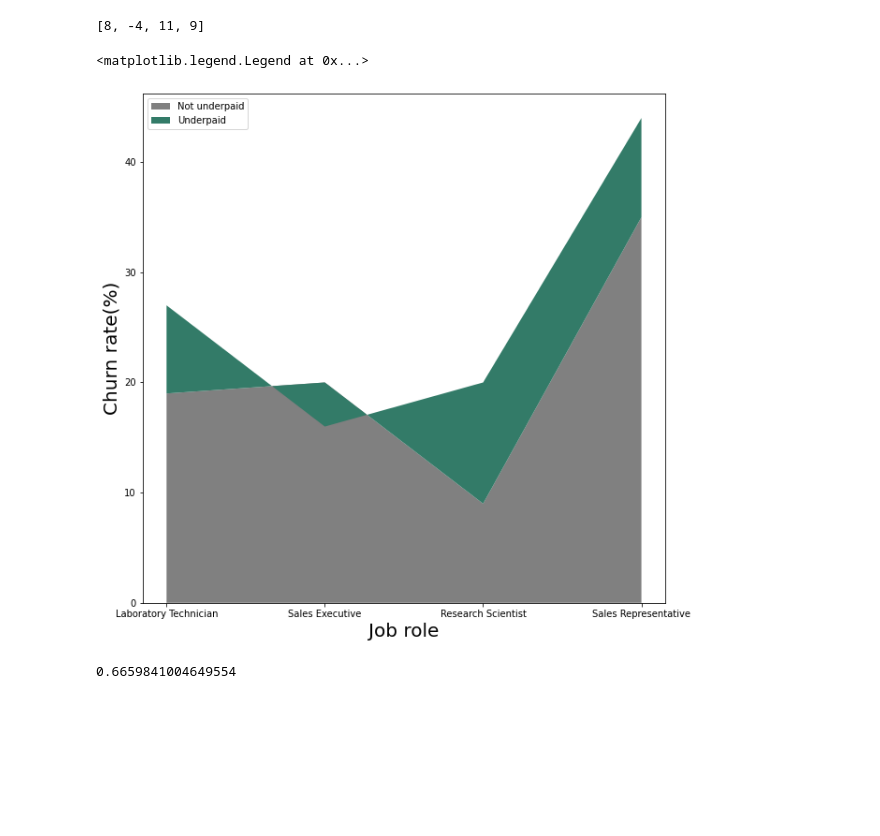
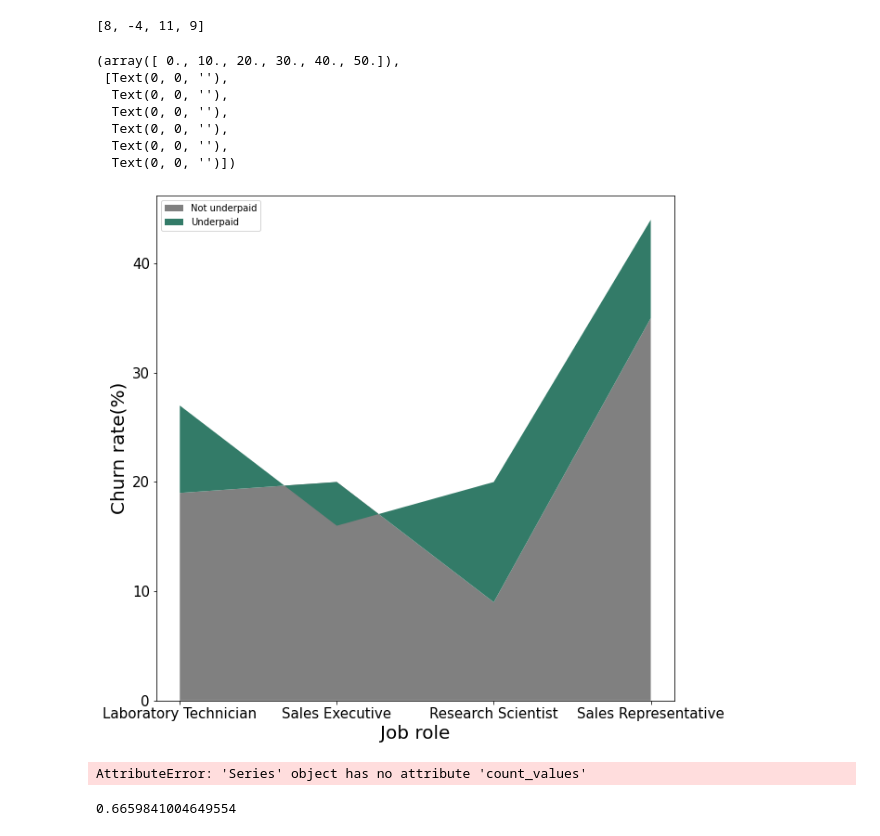
Before and after one commit to coderkol95/attrition_analytics, a Jupyter notebook: scratchpad.ipynb, the cells around one changed output. Cells and saved outputs as stored; diff of their text form; code cells hidden in the pictures; blank space fills up the shorter version.

```diff
--- a/scratchpad.ipynb
+++ b/scratchpad.ipynb
@@ -235,12 +226,24 @@ paid_less_and_attr
 # %%
 plt.figure(figsize=(10,10))
 plt.stackplot(high_churn_roles,paid_high_and_attr, paid_less_and_attr, labels=['Not underpaid','Underpaid'], colors=["grey","#337B68"])
 plt.xlabel("Job role", size=20)
 plt.ylabel("Churn rate(%)", size=20)
 plt.legend(loc="upper left")
+plt.xticks(size=15)
+plt.yticks(size=15)
 # %% [output]
-<matplotlib.legend.Legend at 0x...>
+(array([ 0., 10., 20., 30., 40., 50.]),
+ [Text(0, 0, ''),
+  Text(0, 0, ''),
+  Text(0, 0, ''),
+  Text(0, 0, ''),
+  Text(0, 0, ''),
+  Text(0, 0, '')])
-[figure, old version]
+[figure, new version]
+# %%
+data['Attrition'].count_values()
+# %% [output]
+AttributeError: 'Series' object has no attribute 'count_values'
 # %%
 42.052764/25.241996-1
 # %% [output]
```
Also changed, not shown: parts of 13 cells of this notebook.
